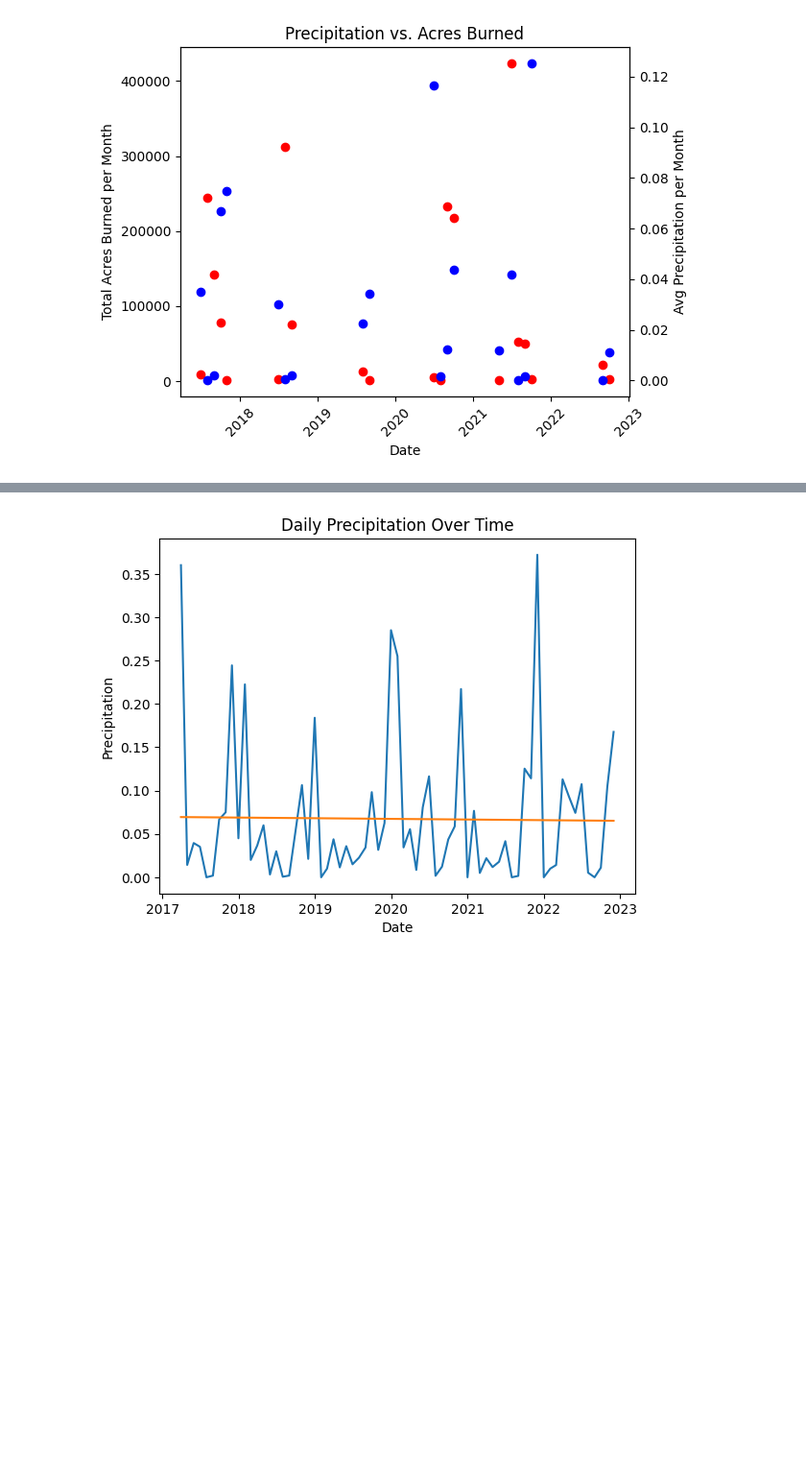
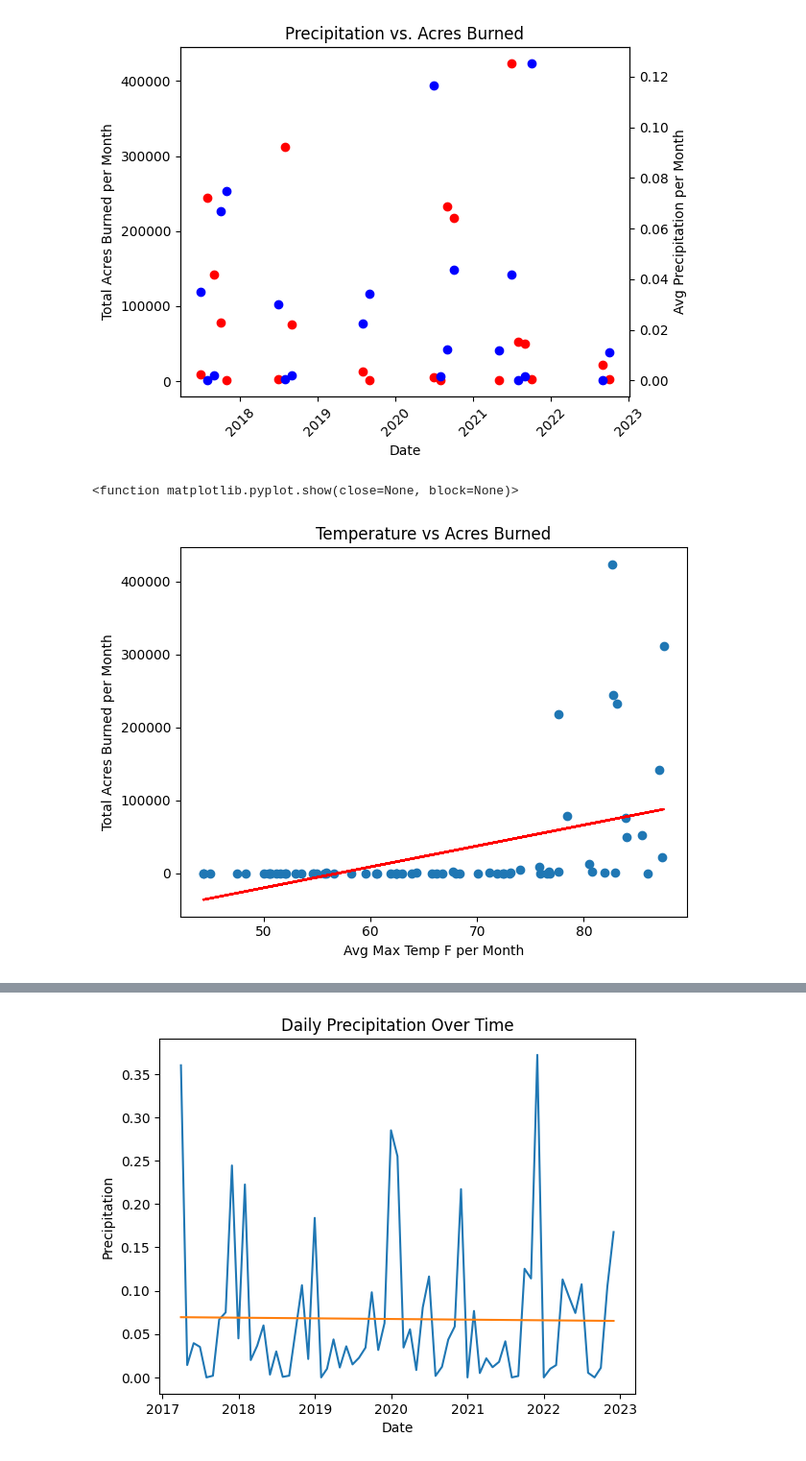
Before and after one commit to ctetreault13/Project-1-Oregon-Fire-and-wheel, a Jupyter notebook: Project_1_Oregon_Fires.ipynb, the cells around one changed output, grey strips where cells are left out. Shown at 96% size. Cells and saved outputs as stored; diff of their text form; code cells hidden in the pictures; blank space fills up the shorter version.

```diff
--- a/Project_1_Oregon_Fires.ipynb
+++ b/Project_1_Oregon_Fires.ipynb
@@ -345,3 +345,22 @@ plt.savefig("Adam/graph_images/fig2.png")
 plt.show()
 # %% [output]
 [figure]
+# %%
+corr_slope, corr_int, corr_r, corr_p, corr_std_err = st.linregress(weather_fire_monthly["TMAX"], weather_fire_monthly["EstTotalAcres"])
+corr_fit = weather_fire_monthly["TMAX"] * corr_slope + corr_int
+
+plt.scatter(weather_fire_monthly["TMAX"], weather_fire_monthly["EstTotalAcres"])
+plt.plot(weather_fire_monthly["TMAX"], corr_fit, color="r")
+
+plt.xlabel("Avg Max Temp F per Month")
+plt.ylabel("Total Acres Burned per Month")
+plt.title("Temperature vs Acres Burned")
+
+plt.tight_layout()
+
+plt.savefig("Adam/graph_images/fig3.png")
+
+plt.show
+# %% [output]
+<function matplotlib.pyplot.show(close=None, block=None)>
+[figure, added]
```
Also changed, not shown: parts of 1 cell of this notebook, 2 other files.
